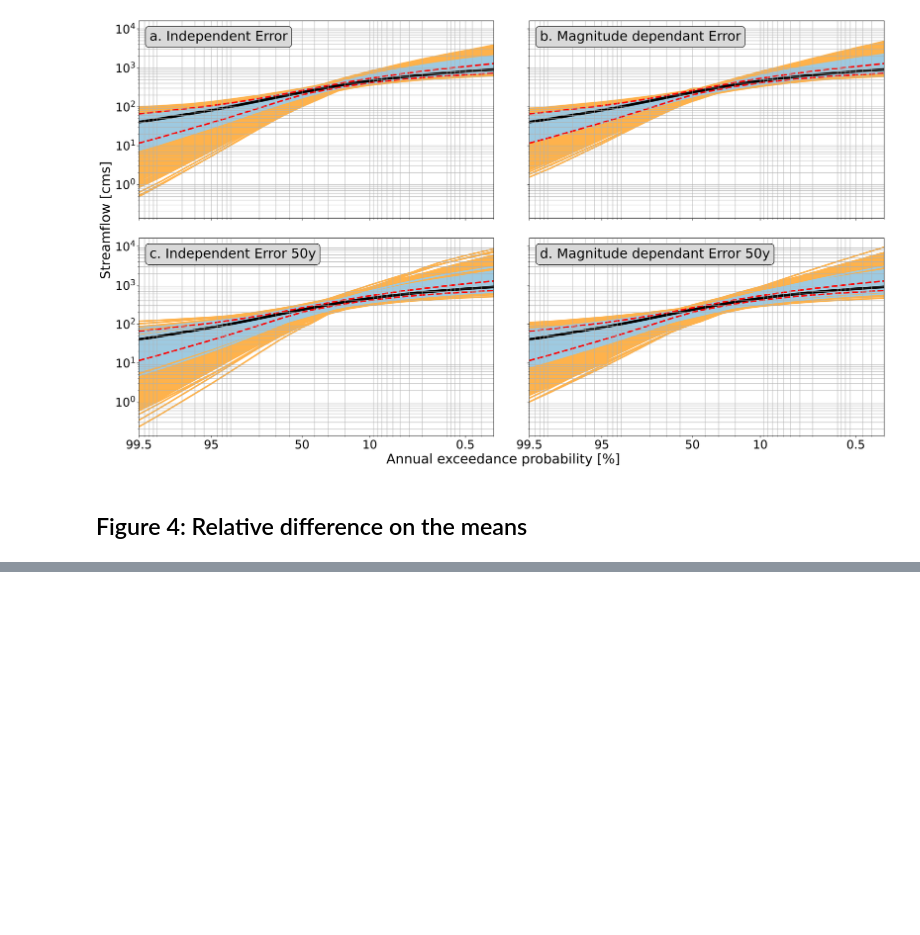
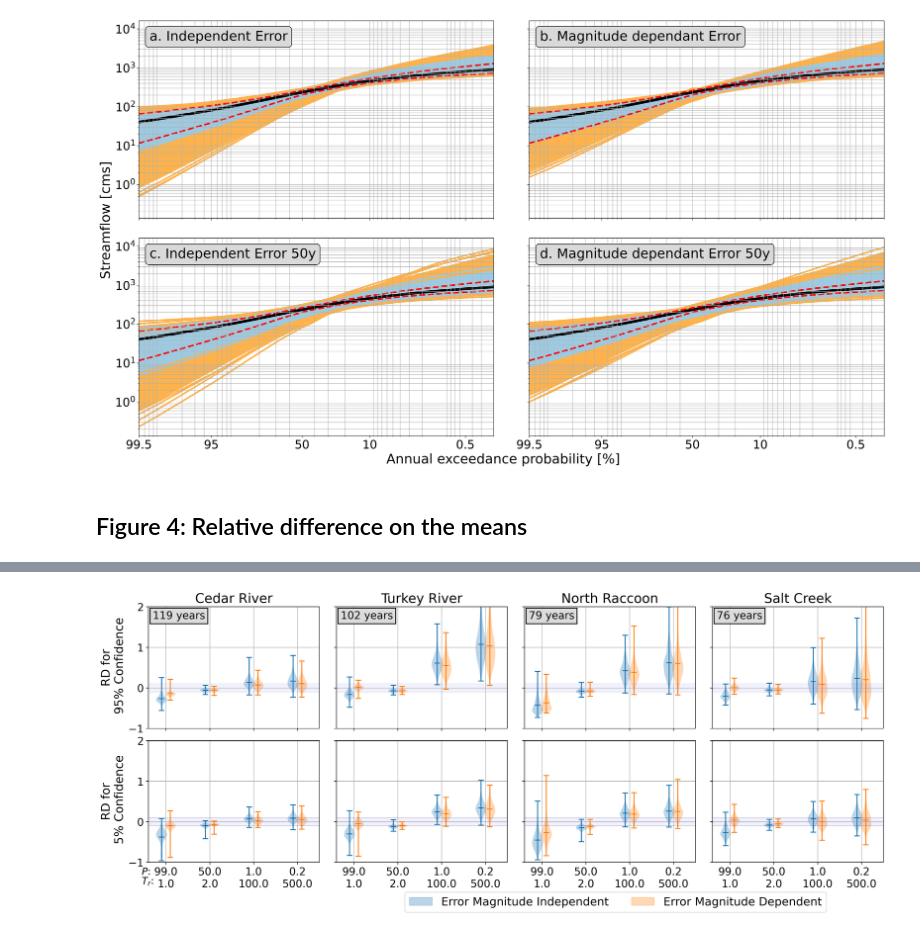
Before and after one commit to nicolas998/FFE, a Jupyter notebook: mag_dependency_figures.ipynb, the cells around one changed output, grey strips where cells are left out. Drawn from its saved outputs; the diff is of its cells as text; code cells hidden in the pictures; blank space fills up the shorter version.

Commit message:
expands the README and adds the last figures and comparisons in the notebook

```diff
--- a/mag_dependency_figures.ipynb
+++ b/mag_dependency_figures.ipynb
@@ -15,28 +15,28 @@ rivers = {
         'skew':-0.4,
         'area':4000,
         'name':'Turkey River',
-        'years':[80,50,30]
+        'years':[102, 50]
     },
     'cedar': {
         'id':'05464500',
         'skew':-0.4,
         'area':16000,
         'name':'Cedar River',
-        'years':[80,50,30]
+        'years':[119, 50]
     },
     'salt': {
         'id':'05452000',
         'skew':-0.3437,
         'area':500,
         'name':'Salt Creek',
-        'years':[60,40,30]
+        'years':[76, 50]
     },
     'NorthRacoon': {
         'id':'05482500',
         'skew':-0.3919,
         'area':2500,
         'name':'North Raccoon',
-        'years':[70,50,30]
+        'years':[79, 50]
     },
 }
 # %% [markdown]
@@ -133,5 +135,5 @@ pl.savefig('figures/Fig3_FFE_Examples.png', bbox_inches = 'tight')
 # %%
-for r in rivers.keys():
+for r in ['cedar', 'salt', 'NorthRacoon']:
     #Read the observed FFE
     try:
         do = pk.read_prt('data/{id}F-{name}.PRT'.format(**{'id':rivers[r]['id'], 'name':r.upper()}))[0]
@@ -142,4 +144,8 @@ for r in rivers.keys():
     rivers[r].update({'ratios':all_ratios, 'rd':all_mse,'stats':stats})
     for k in all_mse.keys():
         s = str(k)
-        np.savez('data/processed/rel_diff_%s_%s.npz' % (r,s),all_mse[50]['wi'])
+        try:
+            np.savez('data/processed/rel_diff_%s_%s.npz' % (r,s),**all_mse[k]['wi'])
+        except:
+            np.savez('data/processed/rel_diff_%s_%s.npz' % (r,s),**all_mse[k])
+    print('River %s done' % r)
@@ -276,0 +245,84 @@ np.savez('data/processed/turkey_rd.npz',ED102=all_mse[102]['wi']['ED'], ED50=all
+# %%
+x = np.arange(0,8,2)
+error = 0.1
+labels = []
+def add_label(violin, label):
+    color = violin["bodies"][0].get_facecolor().flatten()
+    labels.append((mpatches.Patch(color=color), label))
+
+text = []
+for p in [99.0,50,1,0.2]:
+    pro = p
+    Tr=1/(p/100)
+    text.append('%.1f\n%.1f' % (pro, Tr))
+
+fig, axes = pl.subplots(2,4,figsize = (20,7),  sharex=True, sharey=True, dpi = 300)
+
+c = 0
+for river, year in zip(['cedar','turkey','NorthRacoon', 'salt'],[119,102,79,76]):
+
+    #Set the axes to plot at
+    ax1 = axes[0,c]
+    ax2 = axes[1,c]
+
+    #Read the data
+    a = np.load('data/processed/rel_diff_%s_c95%d.npz' % (river, year))
+    b = np.load('data/processed/rel_diff_%s_c5%d.npz' % (river, year))
+
+    #Plot the violins for the total lenght of years
+    vio1 = ax1.violinplot(a['EI'][:,[1,6,12,14]], showmeans = True, positions= x - 0.2)
+    #add_label(vio1, 'Magnitude Independent')
+    vio2 = ax1.violinplot(a['ED'][:,[1,6,12,14]], showmeans = True, positions= x + 0.2)
+    #add_label(vio2, 'Magnitude Dependent')
+
+    #Horizontal error bars
+    ax1.hlines(error,-1,8,color = 'k',ls = '-',lw = 0.1)
+    ax1.hlines(-error,-1,8,color = 'k',ls = '-',lw = 0.1)
+    ax1.fill_between([-1,8],[-error,-error],[error,error], color = 'b',alpha = 0.05)
+
+    ax1.set_title(rivers[river]['name'], size = 20)
+    ax1.tick_params(labelsize = 16)
+    ax1.set_ylim(-1,2.5)
+    ax1.set_xlim(-0.8,7)
+    ax1.set_xticks([0,2,4,6])
+    ax1.grid()
+    if c == 0:
+        ax1.set_ylabel('RD for\n {band}% Confidence'.format(**{'band':95}), size = 18)
+    t = '%d years' % (year)
+    ax1.text(0.025,0.9,t, fontdict = {'size': 16}, transform = ax1.transAxes,
+            bbox=dict(facecolor='#d9d9d9', alpha=0.9, lw = 1.5))
+
+
+    #Plot the violins for 50 years
+    vio1 = ax2.violinplot(b['EI'][:,[1,6,12,14]], showmeans = True, positions= x - 0.2)
+    add_label(vio1, 'Error Magnitude Independent')
+    vio2 = ax2.violinplot(b['ED'][:,[1,6,12,14]], showmeans = True, positions= x + 0.2)
+    add_label(vio2, 'Error Magnitude Dependent')
+
+
+    #Horizontal error bars
+    ax2.hlines(error,-1,8,color = 'k',ls = '-',lw = 0.1)
+    ax2.hlines(-error,-1,8,color = 'k',ls = '-',lw = 0.1)
+    ax2.fill_between([-1,8],[-error,-error],[error,error], color = 'b',alpha = 0.05)
+
+    ax2.tick_params(labelsize = 16)
+    ax2.set_ylim(-1,2)
+    ax2.set_xlim(-0.8,7)
+    ax2.grid()
+    ax2.set_xticks([0,2,4,6])
+    ax2.set_xticklabels(text)
+
+    if c == 0:
+        ax2.set_ylabel('RD for\n {band}% Confidence'.format(**{'band':5}), size = 18)
+        ax2.legend(*zip(*labels), loc = 0, fontsize = 'xx-large', ncol = 4,
+             bbox_to_anchor=(4, -0.2))
+        ax2.text(-0.04, -0.10, '$P$:', fontdict={'size':15}, transform = ax2.transAxes,)
+        ax2.text(-0.04, -0.18, '$T_r$:', fontdict={'size':15}, transform = ax2.transAxes)
+
+
+    c+=1
+
+pl.subplots_adjust(wspace = 0.1, hspace = 0.1)
+pl.savefig('figures/Fig5_Relative_differences_5-95percent_confidence.png', bbox_inches = 'tight')
+# %% [output]
+[figure, added]
```
Also changed, not shown: parts of 20 cells of this notebook, 1 other file.
